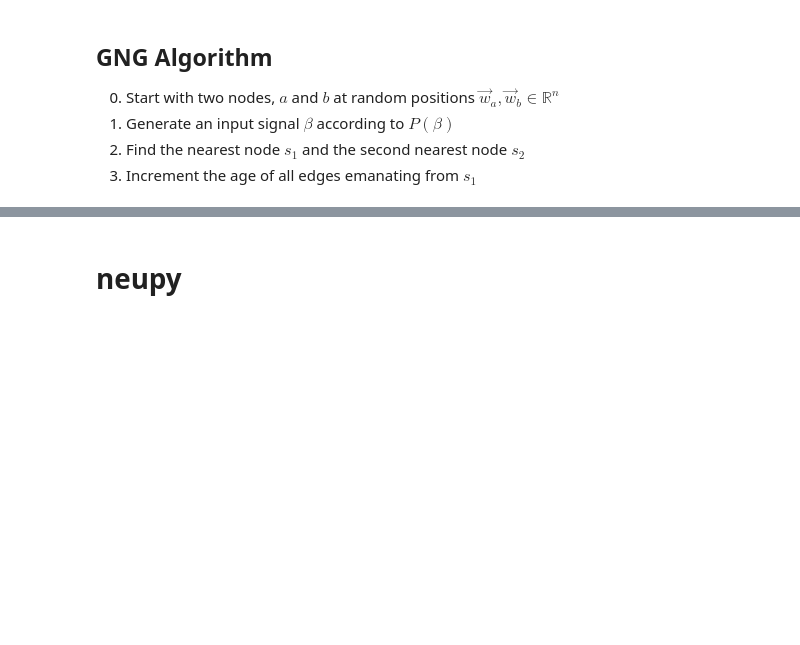
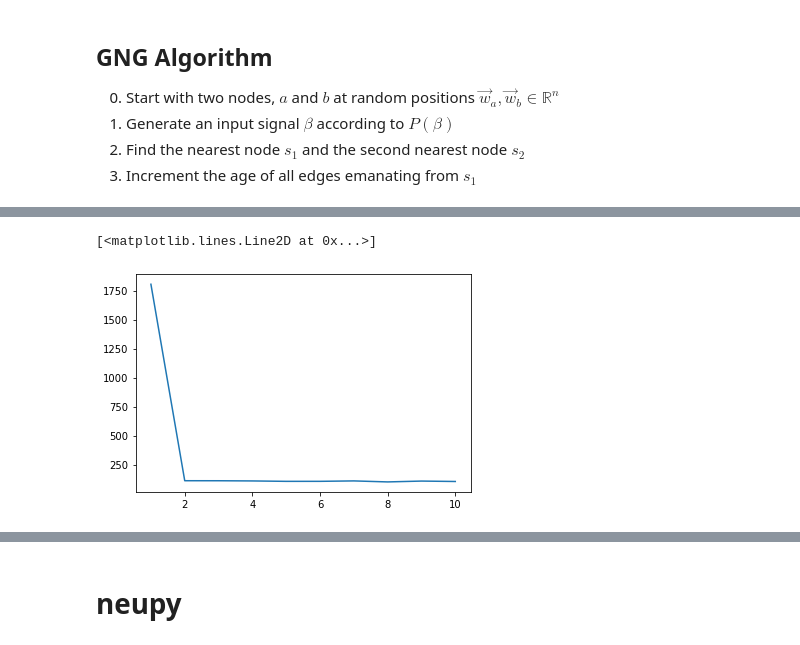
Before and after one commit to tmwatchanan/neural-networks, a Jupyter notebook: Growing Neural Gas/GNG.ipynb, the cells around one changed output, grey strips where cells are left out. Saved outputs shown, nothing was run; the diff lists cells and outputs as text; code cells hidden in the pictures; blank space fills up the shorter version.

```diff
--- a/Growing Neural Gas/GNG.ipynb
+++ b/Growing Neural Gas/GNG.ipynb
@@ -430,5 +556,8 @@ gng.history[:5]
 # %%
-losses = [h["loss"] for h in gng.history]
+losses = [h["epoch_error"] for h in gng.history]
 fig, ax = plt.subplots()
 ax.plot(losses)
+# %% [output]
+[<matplotlib.lines.Line2D at 0x...>]
+[figure, added]
 # %%
```
Also changed, not shown: parts of 44 cells of this notebook.
